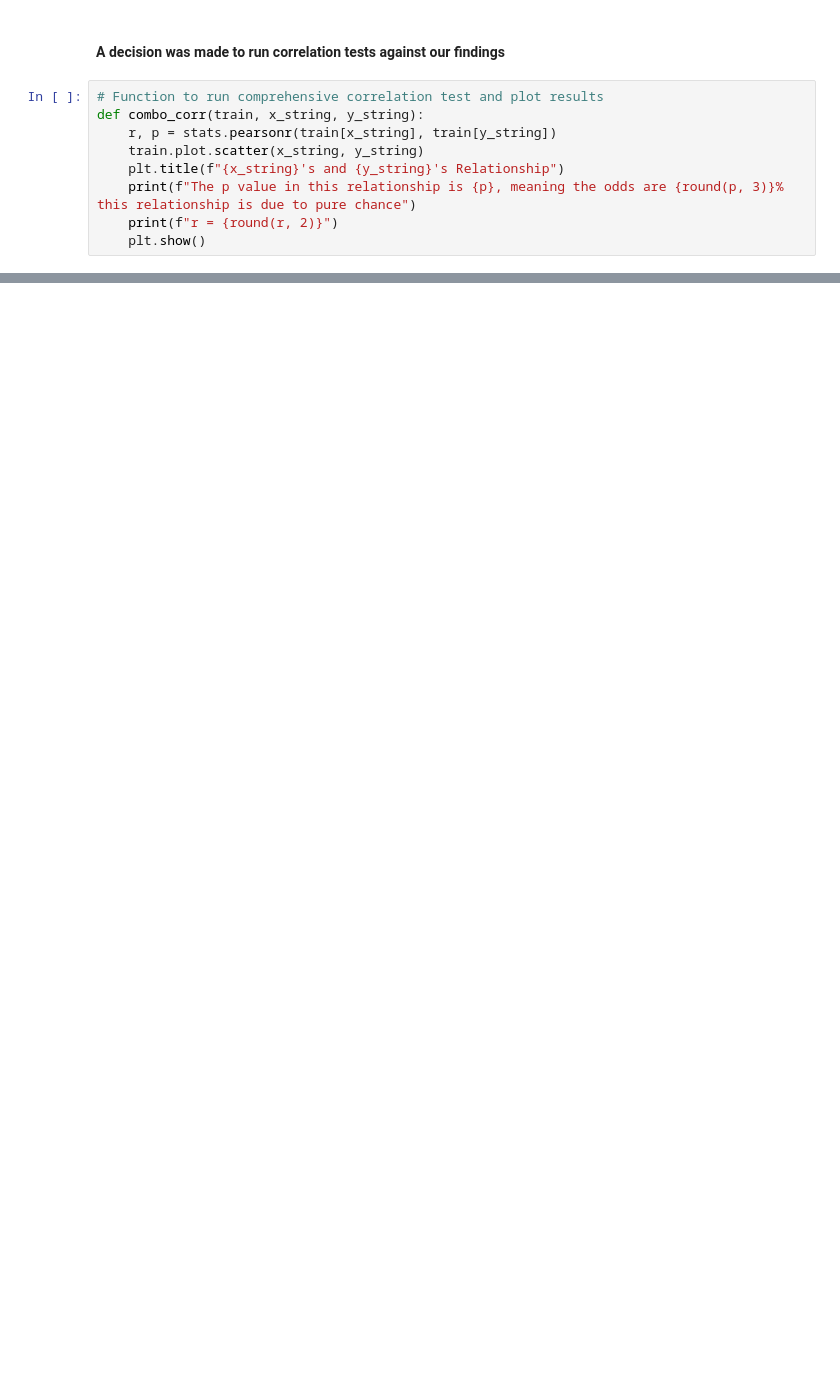
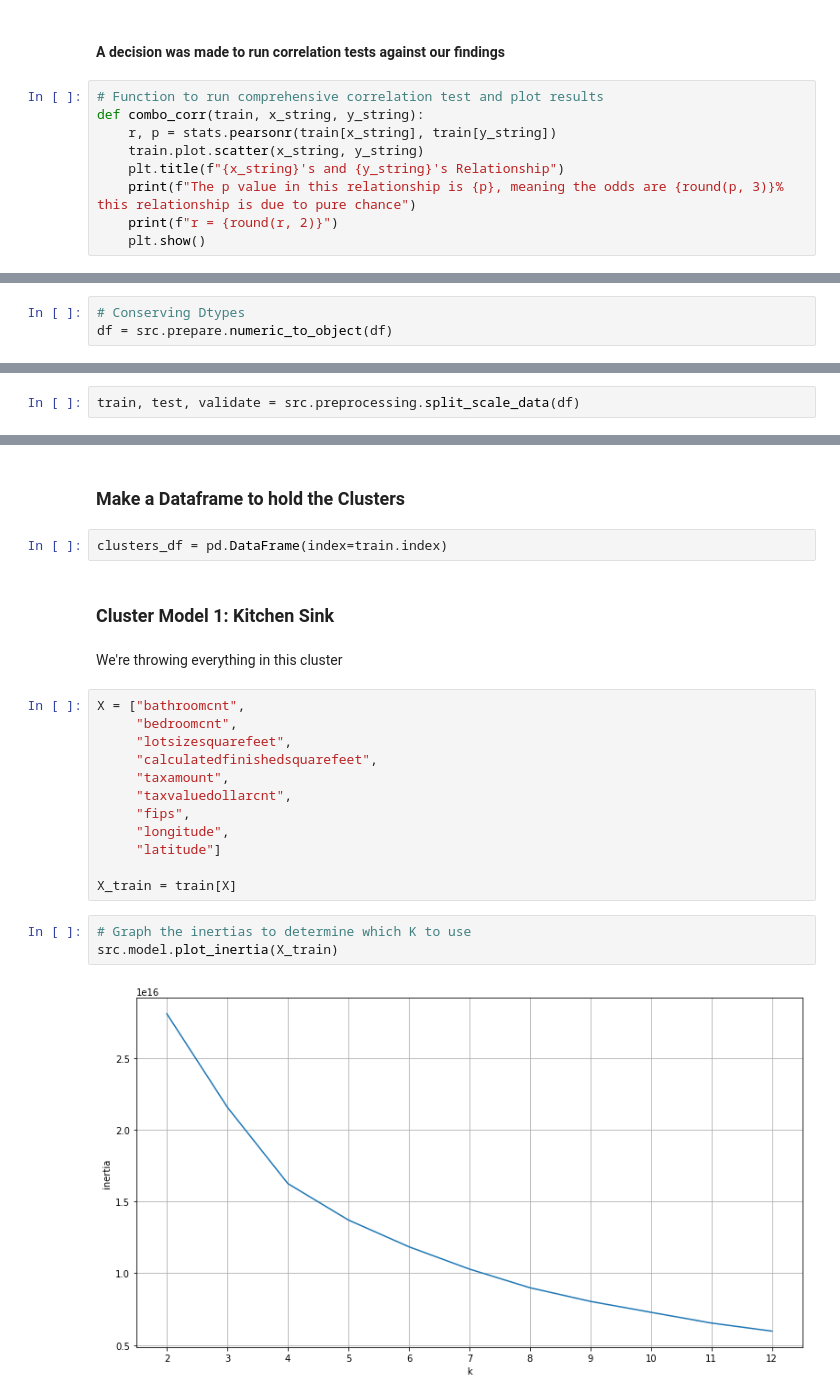
Before and after one commit to Cluster-Flux/zillow-cluster-project, a Jupyter notebook: mvp.ipynb, the cells around one changed output, grey strips where cells are left out. Cells and saved outputs as stored; diff of their text form; blank space fills up the shorter version.

```diff
--- a/mvp.ipynb
+++ b/mvp.ipynb
@@ -566,0 +271,3 @@ _Write up the things you learned, and how well your model performed. Be sure add
+# %%
+# Conserving Dtypes
+df = src.prepare.numeric_to_object(df)
@@ -566,0 +276,2 @@ _Write up the things you learned, and how well your model performed. Be sure add
+# %%
+train, test, validate = src.preprocessing.split_scale_data(df)
@@ -566,0 +280,25 @@ _Write up the things you learned, and how well your model performed. Be sure add
+# %% [markdown]
+### Make a Dataframe to hold the Clusters
+# %%
+clusters_df = pd.DataFrame(index=train.index)
+# %% [markdown]
+### Cluster Model 1: Kitchen Sink
+# %% [markdown]
+We're throwing everything in this cluster
+# %%
+X = ["bathroomcnt",
+     "bedroomcnt",
+     "lotsizesquarefeet",
+     "calculatedfinishedsquarefeet",
+     "taxamount",
+     "taxvaluedollarcnt",
+     "fips",
+     "longitude",
+     "latitude"]
+
+X_train = train[X]
+# %%
+# Graph the inertias to determine which K to use
+src.model.plot_inertia(X_train)
+# %% [output]
+[figure, added]
```
Also changed, not shown: parts of 105 cells of this notebook, 2 other files.
